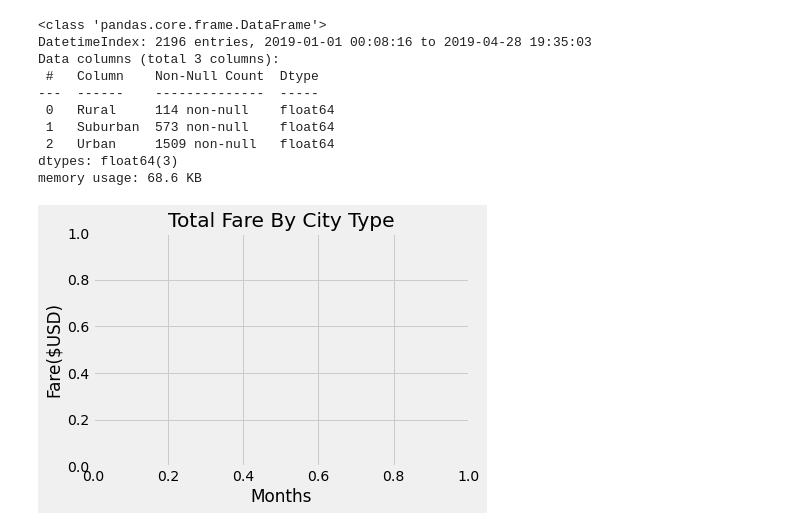
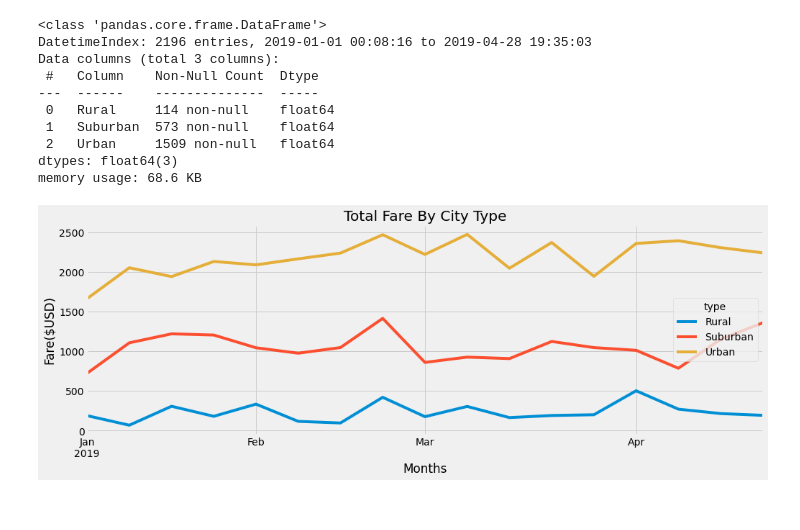
Before and after one commit to Jaguo415/Pyber_Challenge, a Jupyter notebook: PyBer_Challenge.ipynb, the cells around one changed output. Cells and saved outputs as stored; diff of their text form; code cells hidden in the pictures.

```diff
--- a/PyBer_Challenge.ipynb
+++ b/PyBer_Challenge.ipynb
@@ -232,14 +247,14 @@ memory usage: 68.6 KB
 pyber_data_df = pyber_data_df.resample("W").sum()
 # %%
 # 8. Using the object-oriented interface method, plot the resample DataFrame using the df.plot() function.
-pyber_data_df.plot(figsize=())
+pyber_data_df.plot(figsize=(15,5))
 # Import the style from Matplotlib.
 from matplotlib import style
 # Use the graph style fivethirtyeight.
 style.use('fivethirtyeight')
 plt.title("Total Fare By City Type")
 plt.ylabel("Fare($USD)")
 plt.xlabel("Months")
 plt.savefig("./Resources/Pyber_fare_summary.png",dpi = 300, bbox_inches="tight")
 # %% [output]
-[figure, old version]
+[figure, new version]
```
Also changed, not shown: parts of 1 cell of this notebook.
